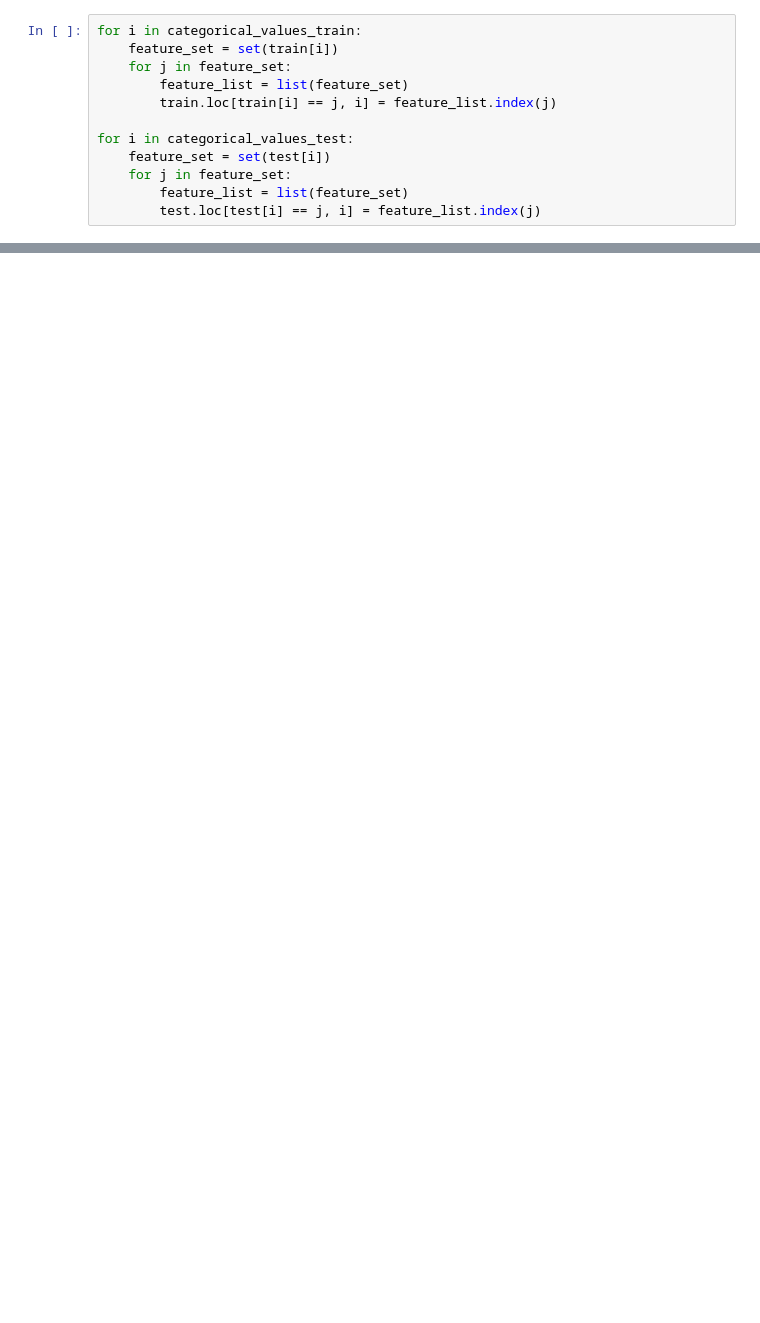
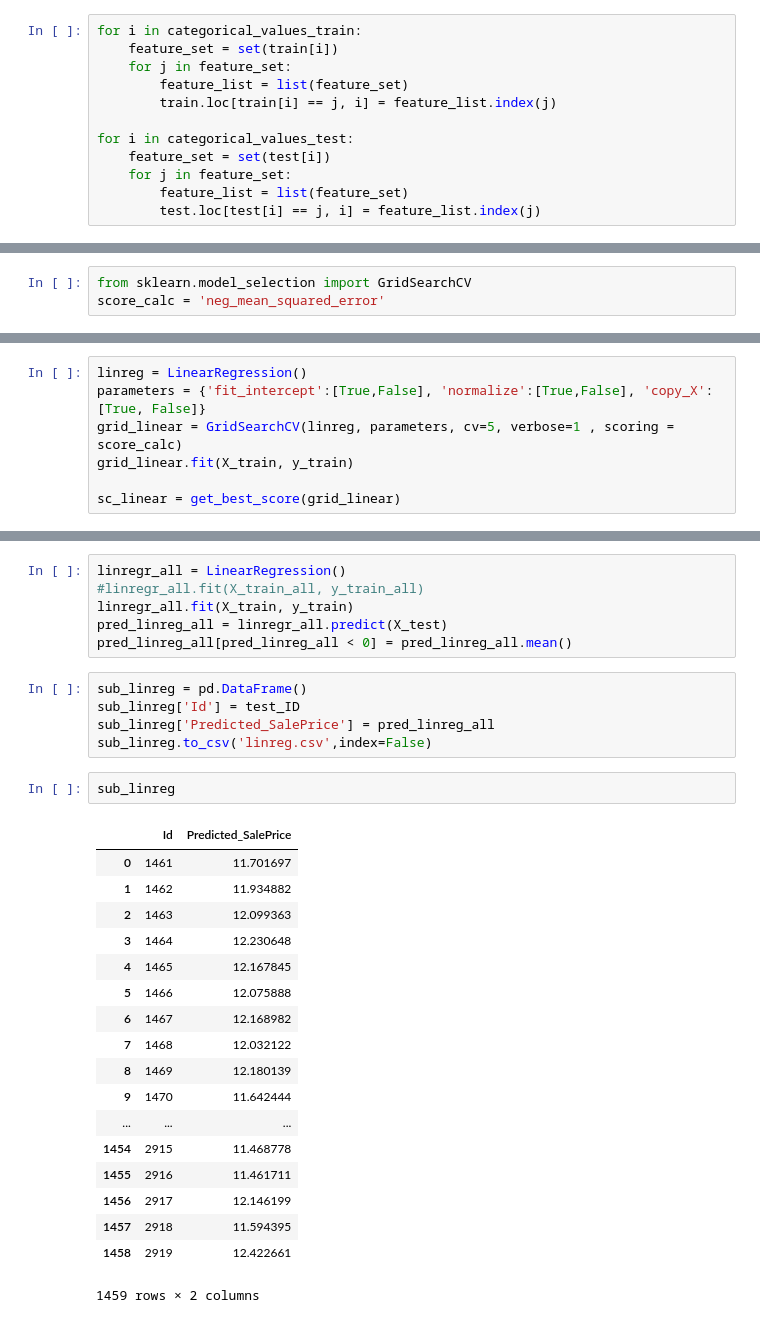
Before and after one commit to suvrangshu/Final_project_proposal, a Jupyter notebook: Home_price_predict_V4.ipynb, the cells around one changed output, grey strips where cells are left out. Cells and saved outputs as stored; diff of their text form; blank space fills up the shorter version.

```diff
--- a/Home_price_predict_V4.ipynb
+++ b/Home_price_predict_V4.ipynb
@@ -851,0 +882,3 @@ sub_rf
+# %%
+from sklearn.model_selection import GridSearchCV
+score_calc = 'neg_mean_squared_error'
@@ -851,0 +887,7 @@ sub_rf
+# %%
+linreg = LinearRegression()
+parameters = {'fit_intercept':[True,False], 'normalize':[True,False], 'copy_X':[True, False]}
+grid_linear = GridSearchCV(linreg, parameters, cv=5, verbose=1 , scoring = score_calc)
+grid_linear.fit(X_train, y_train)
+
+sc_linear = get_best_score(grid_linear)
@@ -851,0 +902,32 @@ sub_rf
+# %%
+linregr_all = LinearRegression()
+#linregr_all.fit(X_train_all, y_train_all)
+linregr_all.fit(X_train, y_train)
+pred_linreg_all = linregr_all.predict(X_test)
+pred_linreg_all[pred_linreg_all < 0] = pred_linreg_all.mean()
+# %%
+sub_linreg = pd.DataFrame()
+sub_linreg['Id'] = test_ID
+sub_linreg['Predicted_SalePrice'] = pred_linreg_all
+sub_linreg.to_csv('linreg.csv',index=False)
+# %%
+sub_linreg
+# %% [output]
+|  | Id | Predicted_SalePrice |
+| 0 | 1461 | 11.701697 |
+| 1 | 1462 | 11.934882 |
+| 2 | 1463 | 12.099363 |
+| 3 | 1464 | 12.230648 |
+| 4 | 1465 | 12.167845 |
+| 5 | 1466 | 12.075888 |
+| 6 | 1467 | 12.168982 |
+| 7 | 1468 | 12.032122 |
+| 8 | 1469 | 12.180139 |
+| 9 | 1470 | 11.642444 |
+| ... | ... | ... |
+| 1454 | 2915 | 11.468778 |
+| 1455 | 2916 | 11.461711 |
+| 1456 | 2917 | 12.146199 |
+| 1457 | 2918 | 11.594395 |
+| 1458 | 2919 | 12.422661 |
+1459 rows × 2 columns
```
Also changed, not shown: parts of 24 cells of this notebook.
